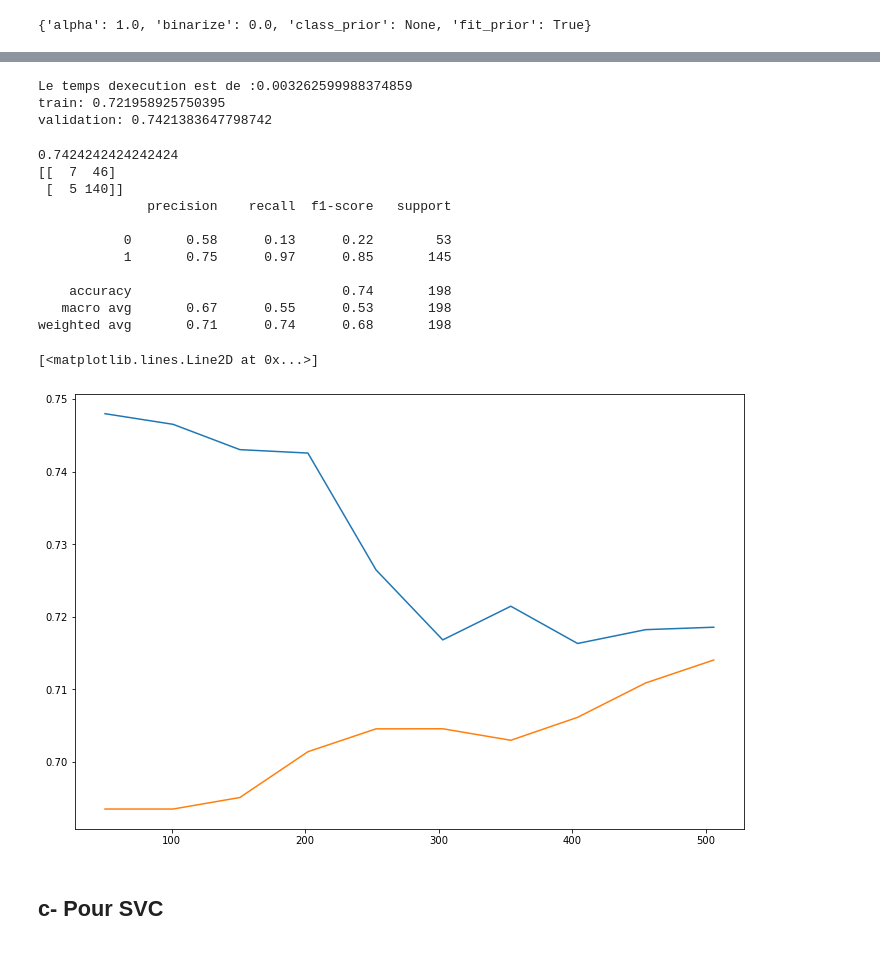
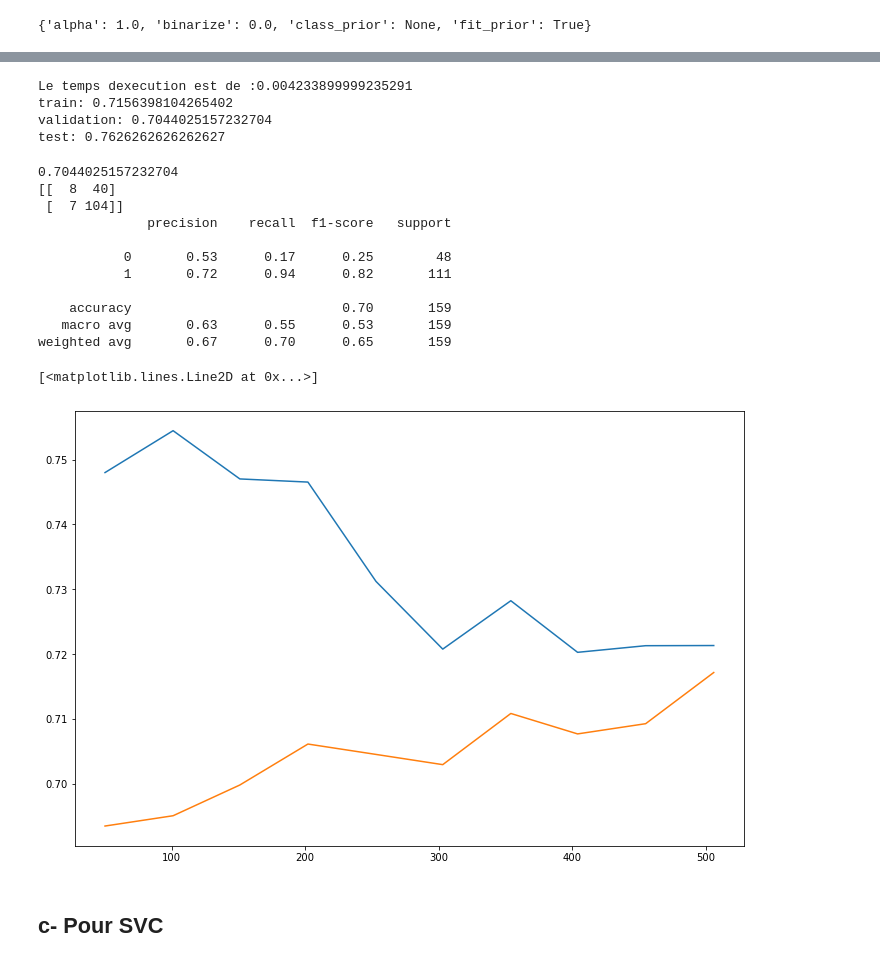
Before and after one commit to lnspeedy/CreditRisk_Classification, a Jupyter notebook: exploration/modèle_Chris_unbalanced.ipynb, the cells around one changed output, grey strips where cells are left out. Saved outputs shown, nothing was run; the diff lists cells and outputs as text; code cells hidden in the pictures.

```diff
--- a/exploration/modèle_Chris_unbalanced.ipynb
+++ b/exploration/modèle_Chris_unbalanced.ipynb
@@ -327,11 +349,12 @@ weighted avg       0.73      0.75      0.70       198
 # %% [markdown]
 # a- Pour le KNN
 # %%
-paramKNN = {'n_neighbors': range(4, 10),
-            'weights': ['uniform','distance'],
-            'leaf_size' : range(29, 36),
-            'metric': ['euclidean','manhattan', 'minkowski'],
-            'p': range(2, 6)}
+paramKNN = {'n_neighbors': range(5, 15),
+            'algorithm': ['auto'],
+            'metric': ['minkowski'],
+            'weights': ['uniform'],
+            'leaf_size' : range(20, 35),
+            'p': range(2, 8)}
 gridKNN = GridSearchCV(KNeighborsClassifier(), paramKNN, cv=5)
 gridKNN.fit(X_train, y_train)
 # %% [output]
@@ -381,12 +410,9 @@ validation: 0.7232704402515723
 # %%
-KNN = KNeighborsClassifier( metric = 'manhattan',
- leaf_size = 25,
- n_neighbors=  13,
- weights= 'uniform')
+KNN = KNeighborsClassifier( weights = 'uniform',leaf_size=20, p=5, algorithm = 'auto', metric = 'minkowski', n_neighbors = 13)
 
 KNN.fit(X_train, y_train)
-y_pred_KNN = KNN.predict(X_test)
-print('test:', accuracy_score(y_pred_KNN, y_test))
-print(confusion_matrix(y_test, y_pred_KNN))
-print(classification_report(y_test, y_pred_KNN))
+y_pred_KNN = KNN.predict(X_val)
+print('test:', accuracy_score(y_pred_KNN, y_val))
+print(confusion_matrix(y_val, y_pred_KNN))
+print(classification_report(y_val, y_pred_KNN))
 # %% [output]
@@ -415,7 +441,8 @@ plt.plot(N, val_score.mean(axis = 1), label = 'validation score')
 # %% [markdown]
 # b- Pour Naive-Bayes
 # %%
-paramNB = {'alpha' :range(32, 100)
+paramNB = {'alpha' :np.linspace(26, 30,200),
+           'binarize': np.linspace(0.9, 1, 30)
 
            }
 gridNB = GridSearchCV(BernoulliNB(), paramNB, cv=5)
@@ -446,38 +484,40 @@ execution_time = stop - start
 print("Le temps dexecution est de :" +str(execution_time))
 print("train:",modelNB.score(X_train, y_train))
 print("validation:",modelNB.score(X_val, y_val))
+print("test:",modelNB.score(X_test, y_test))
 # %% [output]
-Le temps dexecution est de :0.003262599988374859
-train: 0.721958925750395
-validation: 0.7421383647798742
+Le temps dexecution est de :0.004233899999235291
+train: 0.7156398104265402
+validation: 0.7044025157232704
+test: 0.7626262626262627
 # %%
-NB = BernoulliNB( alpha = 33)
+NB = BernoulliNB( alpha =27.12562814070352, binarize = 0.9793103448275862 )
 
 NB.fit(X_train, y_train)
-y_pred_NB = NB.predict(X_test)
-print(accuracy_score(y_pred_NB, y_test))
-print(confusion_matrix(y_test, y_pred_NB))
-print(classification_report(y_test, y_pred_NB))
+y_pred_NB = NB.predict(X_val)
+print(accuracy_score(y_pred_NB, y_val))
+print(confusion_matrix(y_val, y_pred_NB))
+print(classification_report(y_val, y_pred_NB))
 
 N, train_score, val_score = learning_curve(NB, X_train, y_train, scoring = 'accuracy',cv = 5,
                                            train_sizes = np.linspace(0.1, 1, 10))
 plt.figure(figsize=(12,8))
-plt.plot(N, train_score.mean(axis = 1), label = 'train score')
-plt.plot(N, val_score.mean(axis = 1), label = 'validation score')
+plt.plot(N, train_score.mean(axis = 1), label = 'validation score')
+plt.plot(N, val_score.mean(axis = 1), label = 'test score')
 # %% [output]
-0.7424242424242424
-[[  7  46]
- [  5 140]]
+0.7044025157232704
+[[  8  40]
+ [  7 104]]
               precision    recall  f1-score   support
 
-           0       0.58      0.13      0.22        53
-           1       0.75      0.97      0.85       145
+           0       0.53      0.17      0.25        48
+           1       0.72      0.94      0.82       111
 
-    accuracy                           0.74       198
-   macro avg       0.67      0.55      0.53       198
-weighted avg       0.71      0.74      0.68       198
+    accuracy                           0.70       159
+   macro avg       0.63      0.55      0.53       159
+weighted avg       0.67      0.70      0.65       159
 [<matplotlib.lines.Line2D at 0x...>]
-[figure, old version]
+[figure, new version]
 # %% [markdown]
 ## c- Pour SVC
 # %%
```
Also changed, not shown: parts of 83 cells of this notebook.
